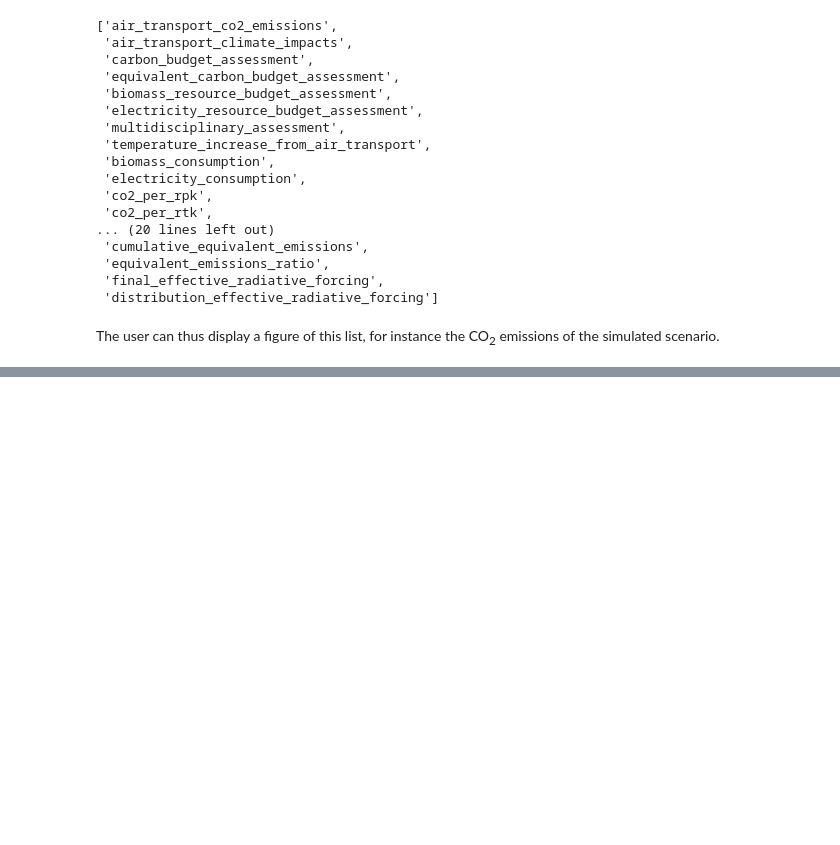
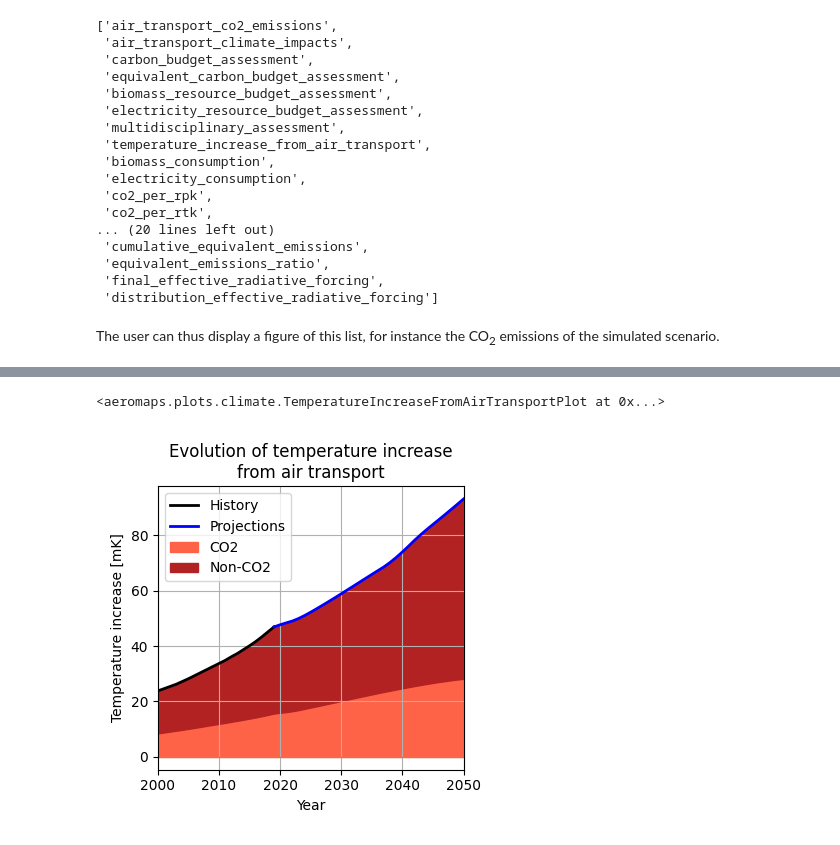
Before and after one commit to AeroMAPS/AeroMAPS, a Jupyter notebook: aeromaps/notebooks/basic_example.ipynb, the cells around one changed output, grey strips where cells are left out. Drawn from its saved outputs; the diff is of its cells as text; code cells hidden in the pictures; blank space fills up the shorter version.

Commit message:
Add temperature per effect calculation

```diff
--- a/aeromaps/notebooks/basic_example.ipynb
+++ b/aeromaps/notebooks/basic_example.ipynb
@@ -261,0 +262,5 @@ process.plot("air_transport_co2_emissions")
+# %%
+process.plot("temperature_increase_from_air_transport")
+# %% [output]
+<aeromaps.plots.climate.TemperatureIncreaseFromAirTransportPlot at 0x...>
+[figure, added]
```
Also changed, not shown: parts of 5 cells of this notebook, 6 other files.
